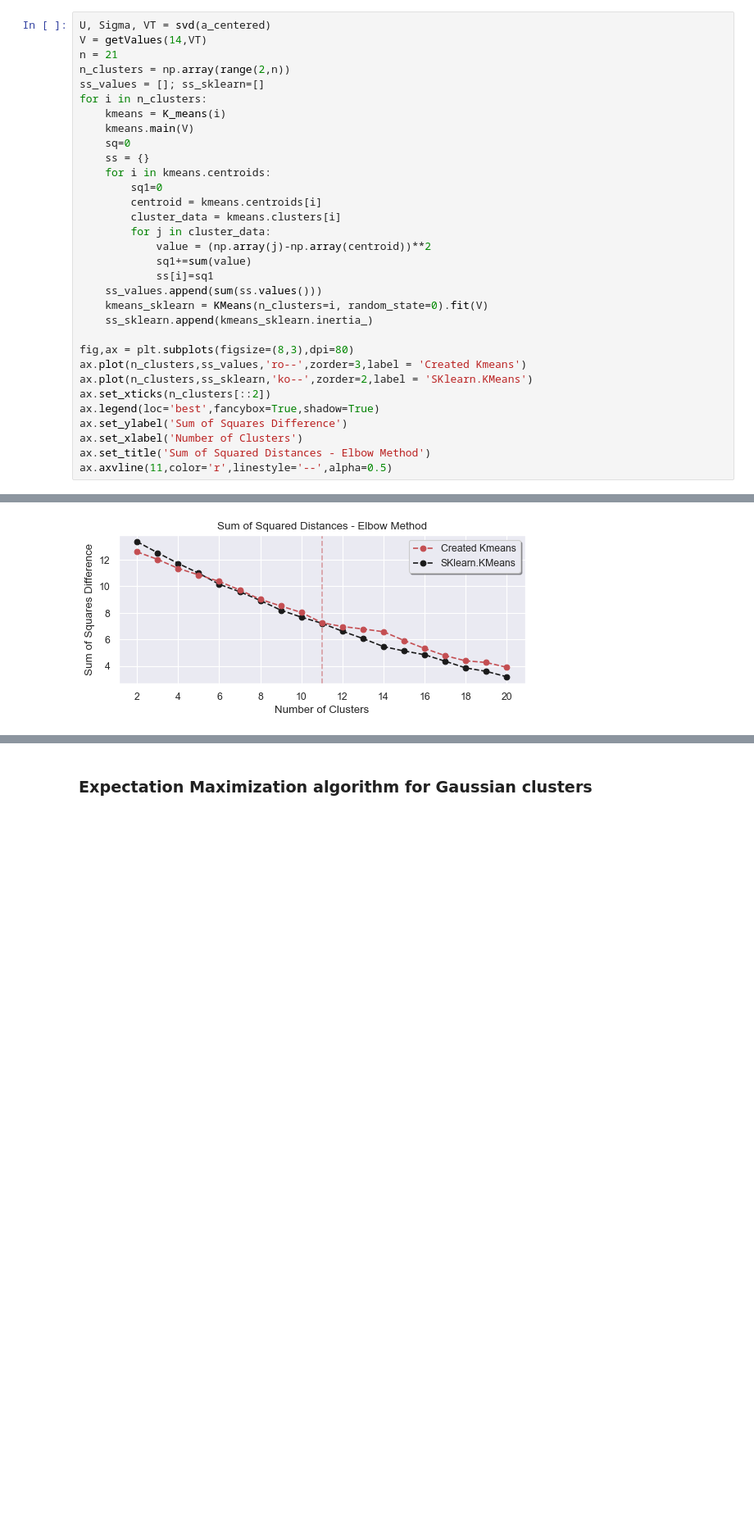
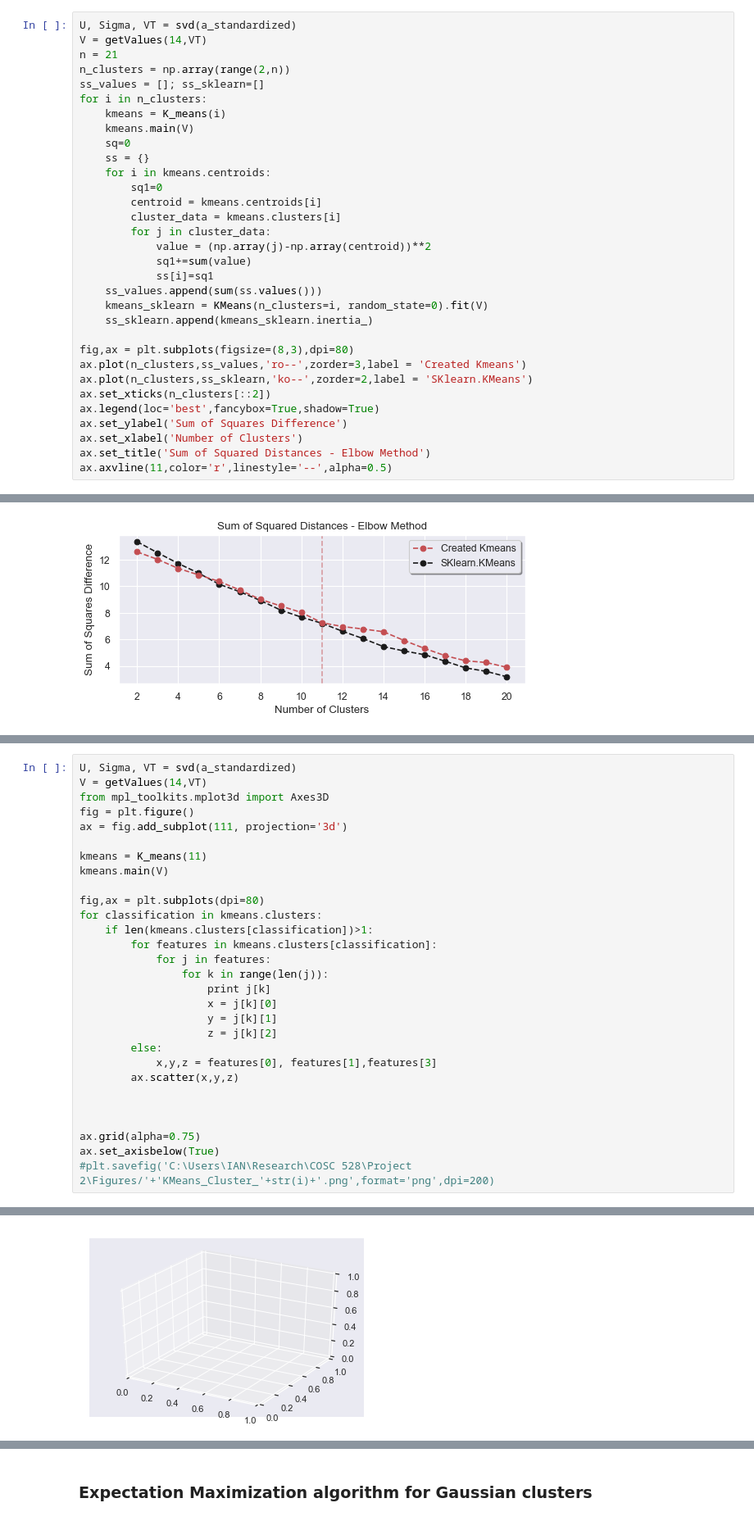
Before and after one commit to istewar1/Research, a Jupyter notebook: COSC 528/Project 2/Project2_notebook.ipynb, the cells around one changed output, grey strips where cells are left out. Shown at 82% size. Cells and saved outputs as stored; diff of their text form; blank space fills up the shorter version.

```diff
--- a/COSC 528/Project 2/Project2_notebook.ipynb
+++ b/COSC 528/Project 2/Project2_notebook.ipynb
@@ -388,7 +403,7 @@ print kmeans.centroids
 # %% [markdown]
 Elbow Method Calculation for Optimizing Number of Clusters for KMeans Algorithm.
 # %%
-U, Sigma, VT = svd(a_centered)
+U, Sigma, VT = svd(a_standardized)
 V = getValues(14,VT)
 n = 21
 n_clusters = np.array(range(2,n))
@@ -444 +465,31 @@ ax.axes.set_axisbelow(True)
 [figure]
+# %%
+U, Sigma, VT = svd(a_standardized)
+V = getValues(14,VT)
+from mpl_toolkits.mplot3d import Axes3D
+fig = plt.figure()
+ax = fig.add_subplot(111, projection='3d')
+
+kmeans = K_means(11)
+kmeans.main(V)
+
+fig,ax = plt.subplots(dpi=80)
+for classification in kmeans.clusters:
+    if len(kmeans.clusters[classification])>1:
+        for features in kmeans.clusters[classification]:
+            for j in features:
+                for k in range(len(j)):
+                    print j[k]
+                    x = j[k][0]
+                    y = j[k][1]
+                    z = j[k][2]
+        else:
+            x,y,z = features[0], features[1],features[3]
+        ax.scatter(x,y,z)
+
+
+
+ax.grid(alpha=0.75)
+ax.set_axisbelow(True)
+#plt.savefig('C:\Users\IAN\Research\COSC 528\Project 2\Figures/'+'KMeans_Cluster_'+str(i)+'.png',format='png',dpi=200)
+# %% [output]
@@ -444,0 +501 @@ ax.axes.set_axisbelow(True)
+[figure, added]
```
Also changed, not shown: parts of 13 cells of this notebook.
